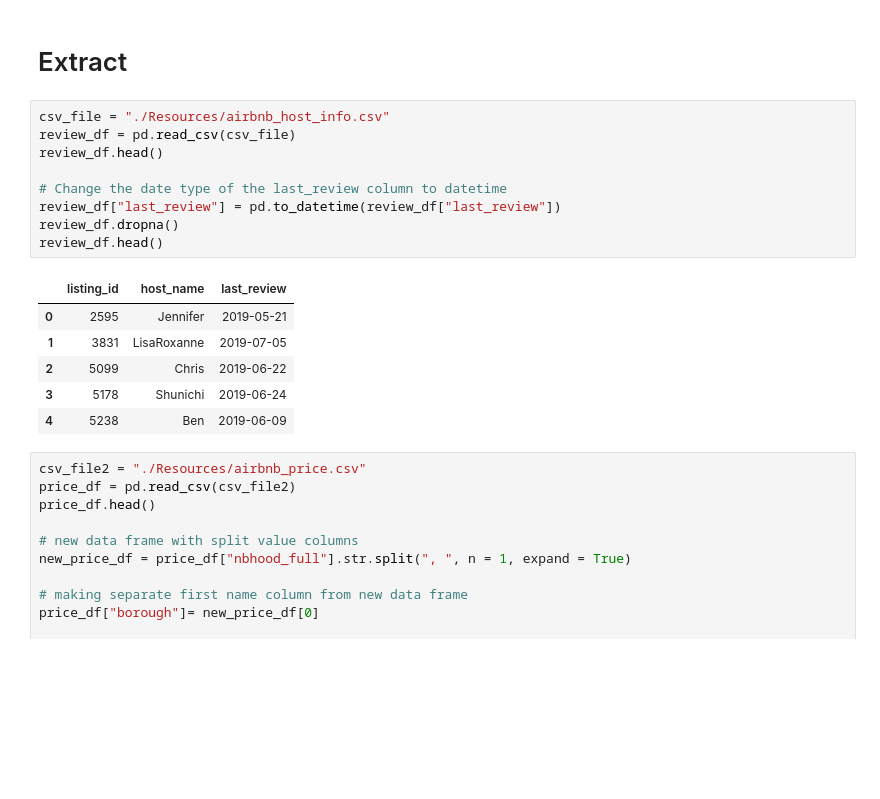
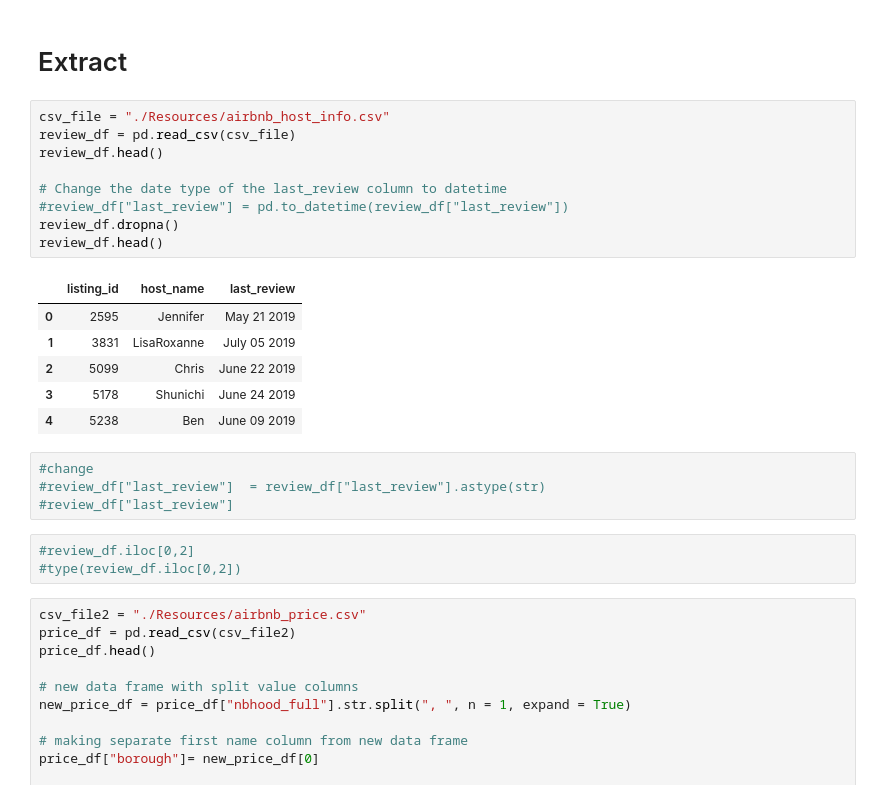
Before and after one commit to stharshine/Project_2_ETL_AirBnB, a Jupyter notebook: airbnb_notebook.ipynb, the cells around one changed output. Saved outputs shown, nothing was run; the diff lists cells and outputs as text; blank space fills up the shorter version.

```diff
--- a/airbnb_notebook.ipynb
+++ b/airbnb_notebook.ipynb
@@ -8,19 +8,26 @@ from sqlalchemy import create_engine, inspect
 # %%
 csv_file = "./Resources/airbnb_host_info.csv"
 review_df = pd.read_csv(csv_file)
 review_df.head()
 
 # Change the date type of the last_review column to datetime
-review_df["last_review"] = pd.to_datetime(review_df["last_review"])
+#review_df["last_review"] = pd.to_datetime(review_df["last_review"])
 review_df.dropna()
 review_df.head()
 # %% [output]
 |  | listing_id | host_name | last_review |
-| 0 | 2595 | Jennifer | 2019-05-21 |
-| 1 | 3831 | LisaRoxanne | 2019-07-05 |
-| 2 | 5099 | Chris | 2019-06-22 |
-| 3 | 5178 | Shunichi | 2019-06-24 |
-| 4 | 5238 | Ben | 2019-06-09 |
+| 0 | 2595 | Jennifer | May 21 2019 |
+| 1 | 3831 | LisaRoxanne | July 05 2019 |
+| 2 | 5099 | Chris | June 22 2019 |
+| 3 | 5178 | Shunichi | June 24 2019 |
+| 4 | 5238 | Ben | June 09 2019 |
+# %%
+#change
+#review_df["last_review"]  = review_df["last_review"].astype(str)
+#review_df["last_review"]
+# %%
+#review_df.iloc[0,2]
+#type(review_df.iloc[0,2])
 # %%
 csv_file2 = "./Resources/airbnb_price.csv"
 price_df = pd.read_csv(csv_file2)
```
Also changed, not shown: parts of 5 cells of this notebook, 1 other file.
